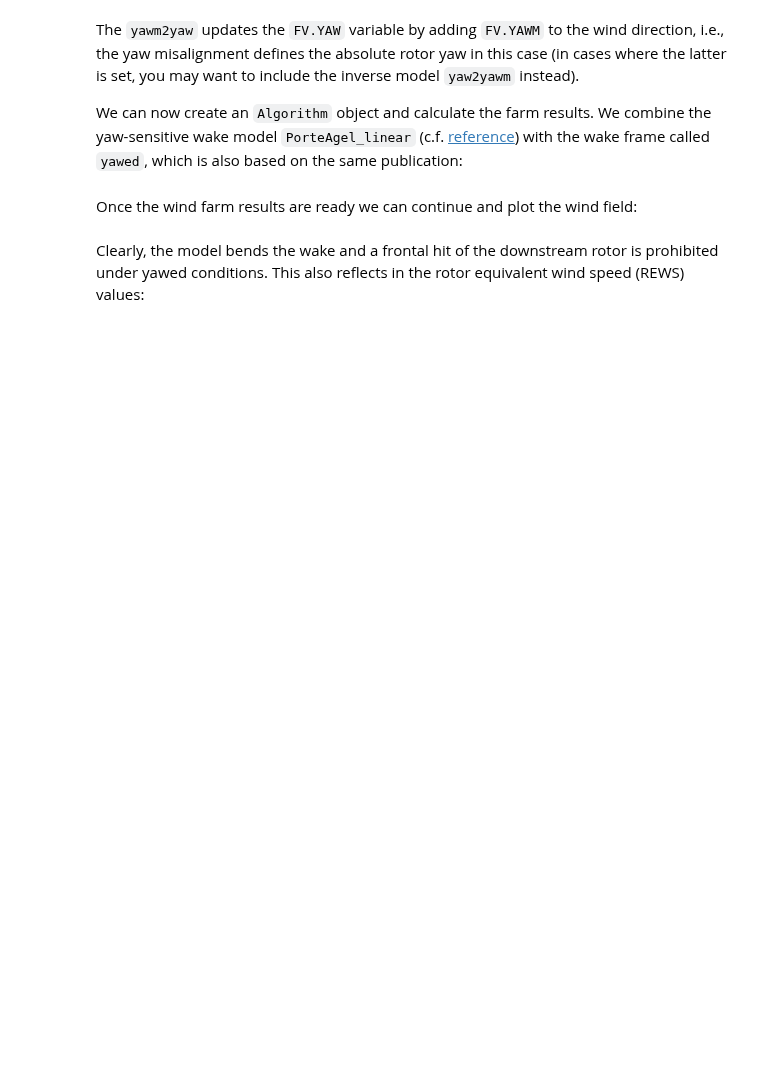
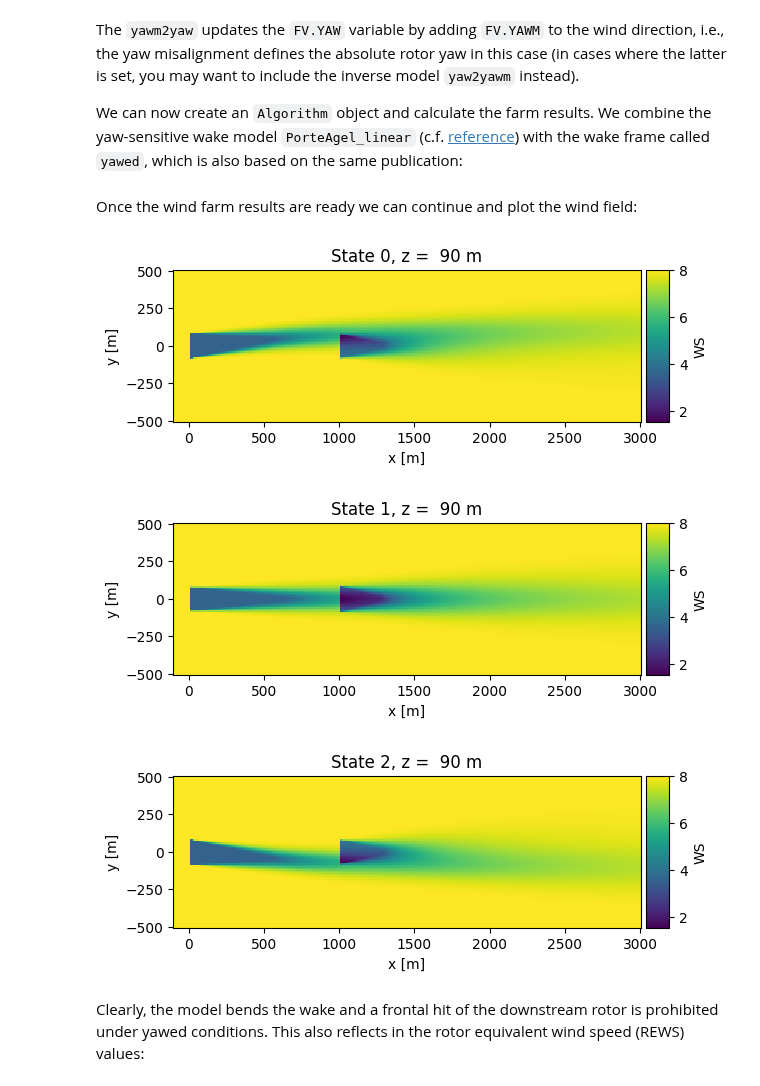
Before and after one commit to FraunhoferIWES/foxes, a Jupyter notebook: notebooks/yawed_wake.ipynb, the cells around one changed output. Cells and saved outputs as stored; diff of their text form; code cells hidden in the pictures; blank space fills up the shorter version.

```diff
--- a/notebooks/yawed_wake.ipynb
+++ b/notebooks/yawed_wake.ipynb
@@ -75,9 +87,13 @@ farm_results = algo.calc_farm()
 Once the wind farm results are ready we can continue and plot the wind field:
 # %%
 o = foxes.output.FlowPlots2D(algo, farm_results)
-g = o.gen_states_fig_horizontal(FV.WS, resolution=10, xmin=-100, xmax=3000, verbosity=0)
+g = o.gen_states_fig_xy(FV.WS, resolution=10, xmin=-100, xmax=3000, verbosity=0)
 for fig in g:
     plt.show()
+# %% [output]
+[figure, added]
+[figure, added]
+[figure, added]
 # %% [markdown]
 Clearly, the model bends the wake and a frontal hit of the downstream rotor is prohibited under yawed conditions. This also reflects in the rotor equivalent wind speed (REWS) values:
 # %%
```
Also changed, not shown: parts of 5 cells of this notebook, 17 other files.
